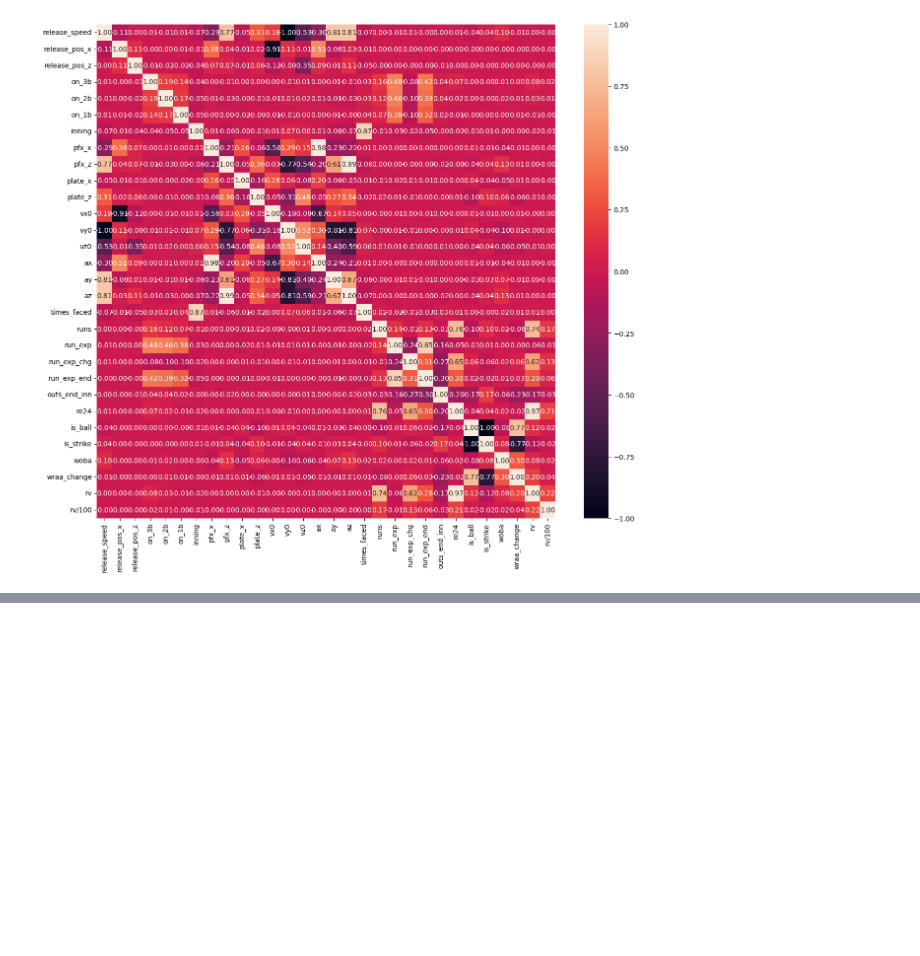
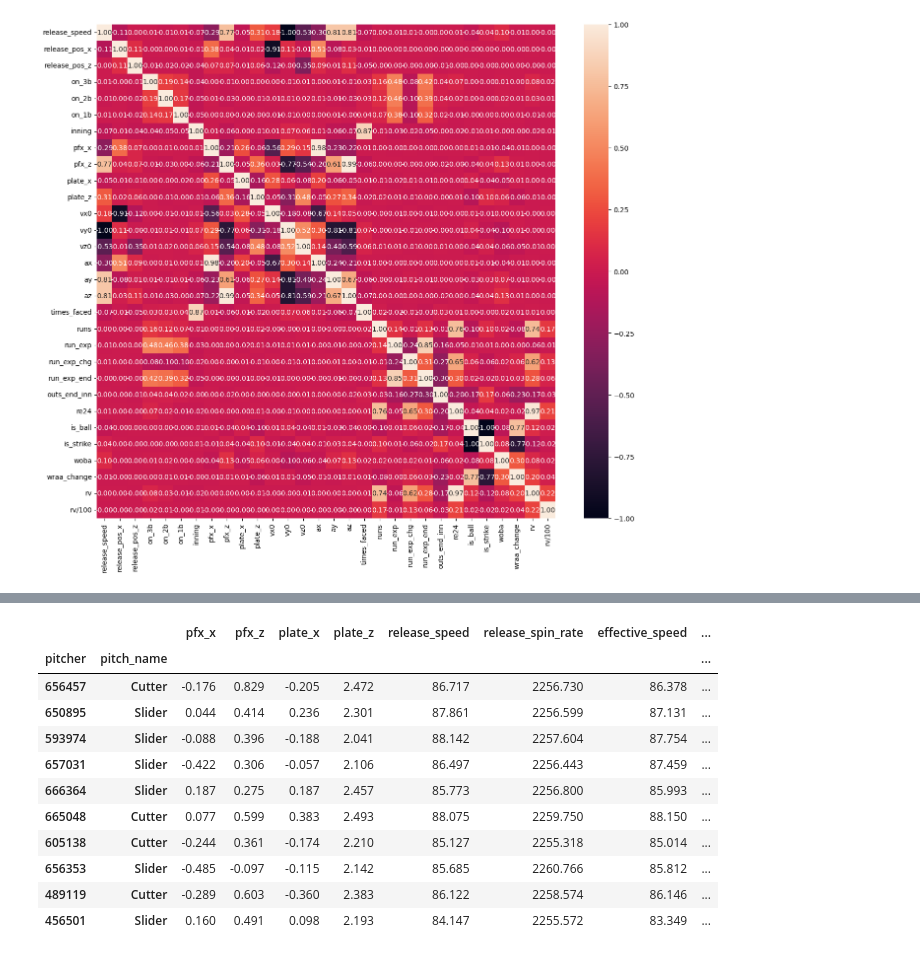
Before and after one commit to EddietheProgrammer/Reds-Hackathon, a Jupyter notebook: code.ipynb, the cells around one changed output, grey strips where cells are left out. Saved outputs shown, nothing was run; the diff lists cells and outputs as text; code cells hidden in the pictures; blank space fills up the shorter version.

```diff
--- a/code.ipynb
+++ b/code.ipynb
@@ -572,0 +423,53 @@ result_df[result_df['distance_to_kopech'] > 0]
+# %%
+def player_comp(player, metrics, qual_relievers):
+    relievers = data[data['pitcher'].isin(qual_relievers)][metrics].dropna()
+    relievers = relievers.groupby(['pitcher', 'pitch_name'], as_index=True).mean()
+
+    player = savant[savant['player_name'] == player][metrics].dropna()
+    player = player.groupby(['pitcher', 'pitch_name'], as_index=True).mean()
+
+    def calculate_distance(row):
+        return euclidean(row.values, player.mean(axis=0).values)
+
+    relievers['distance'] = relievers.apply(calculate_distance, axis=1)
+
+    similar_relievers = relievers.sort_values(by='distance').head(10)
+    return similar_relievers
+# %%
+# Elite Ceiling
+pitchers_to_compare = ['Kopech, Michael', 'Peterson, David', 'Williams, Trevor']
+
+selected_metrics = ['pitcher', 'pitch_name', 'pfx_x', 'pfx_z', 'plate_x', 'plate_z',
+    'release_speed', 'release_spin_rate', 'effective_speed',
+    'launch_speed', 'launch_angle',
+    'estimated_ba_using_speedangle', 'estimated_woba_using_speedangle'
+]
+
+kopech = pitchers_to_compare[0]
+peterson = pitchers_to_compare[1]
+williams = pitchers_to_compare[2]
+
+kopech_elite = player_comp(kopech, selected_metrics, elite_relievers)
+peterson_elite = player_comp(peterson, selected_metrics, elite_relievers)
+williams_elite = player_comp(williams, selected_metrics, elite_relievers)
+# %%
+# Realistic Ceiling
+
+kopec_real = player_comp(kopech, selected_metrics, qual_relievers)
+peterson_real = player_comp(peterson, selected_metrics, qual_relievers)
+williams_real = player_comp(williams, selected_metrics, qual_relievers)
+# %%
+kopec_real
+# %% [output]
+|  |  | pfx_x | pfx_z | plate_x | plate_z | release_speed | release_spin_rate | effective_speed | ... |
+| pitcher | pitch_name |  |  |  |  |  |  |  | ... |
+| 656457 | Cutter | -0.176 | 0.829 | -0.205 | 2.472 | 86.717 | 2256.730 | 86.378 | ... |
+| 650895 | Slider | 0.044 | 0.414 | 0.236 | 2.301 | 87.861 | 2256.599 | 87.131 | ... |
+| 593974 | Slider | -0.088 | 0.396 | -0.188 | 2.041 | 88.142 | 2257.604 | 87.754 | ... |
+| 657031 | Slider | -0.422 | 0.306 | -0.057 | 2.106 | 86.497 | 2256.443 | 87.459 | ... |
+| 666364 | Slider | 0.187 | 0.275 | 0.187 | 2.457 | 85.773 | 2256.800 | 85.993 | ... |
+| 665048 | Cutter | 0.077 | 0.599 | 0.383 | 2.493 | 88.075 | 2259.750 | 88.150 | ... |
+| 605138 | Cutter | -0.244 | 0.361 | -0.174 | 2.210 | 85.127 | 2255.318 | 85.014 | ... |
+| 656353 | Slider | -0.485 | -0.097 | -0.115 | 2.142 | 85.685 | 2260.766 | 85.812 | ... |
+| 489119 | Cutter | -0.289 | 0.603 | -0.360 | 2.383 | 86.122 | 2258.574 | 86.146 | ... |
+| 456501 | Slider | 0.160 | 0.491 | 0.098 | 2.193 | 84.147 | 2255.572 | 83.349 | ... |
```
Also changed, not shown: parts of 29 cells of this notebook.
